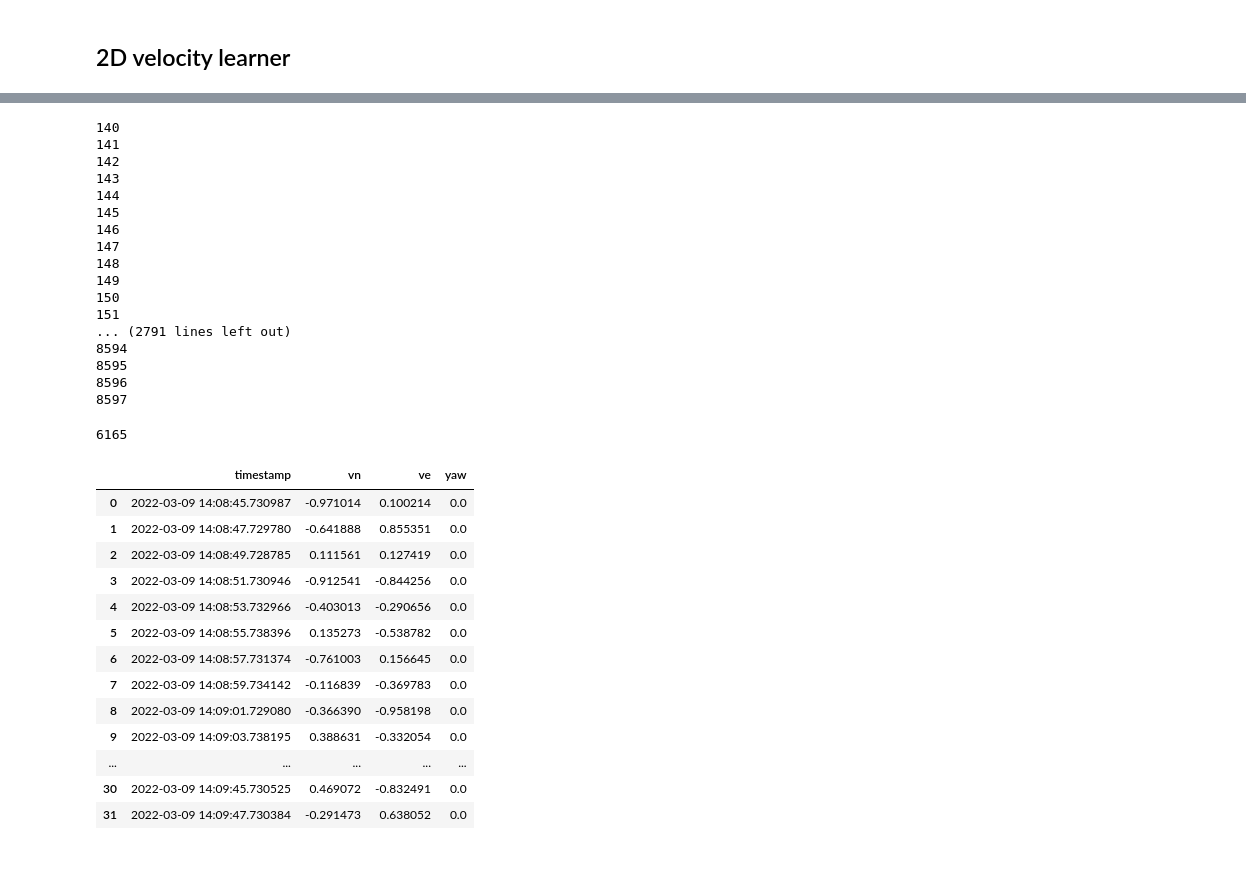
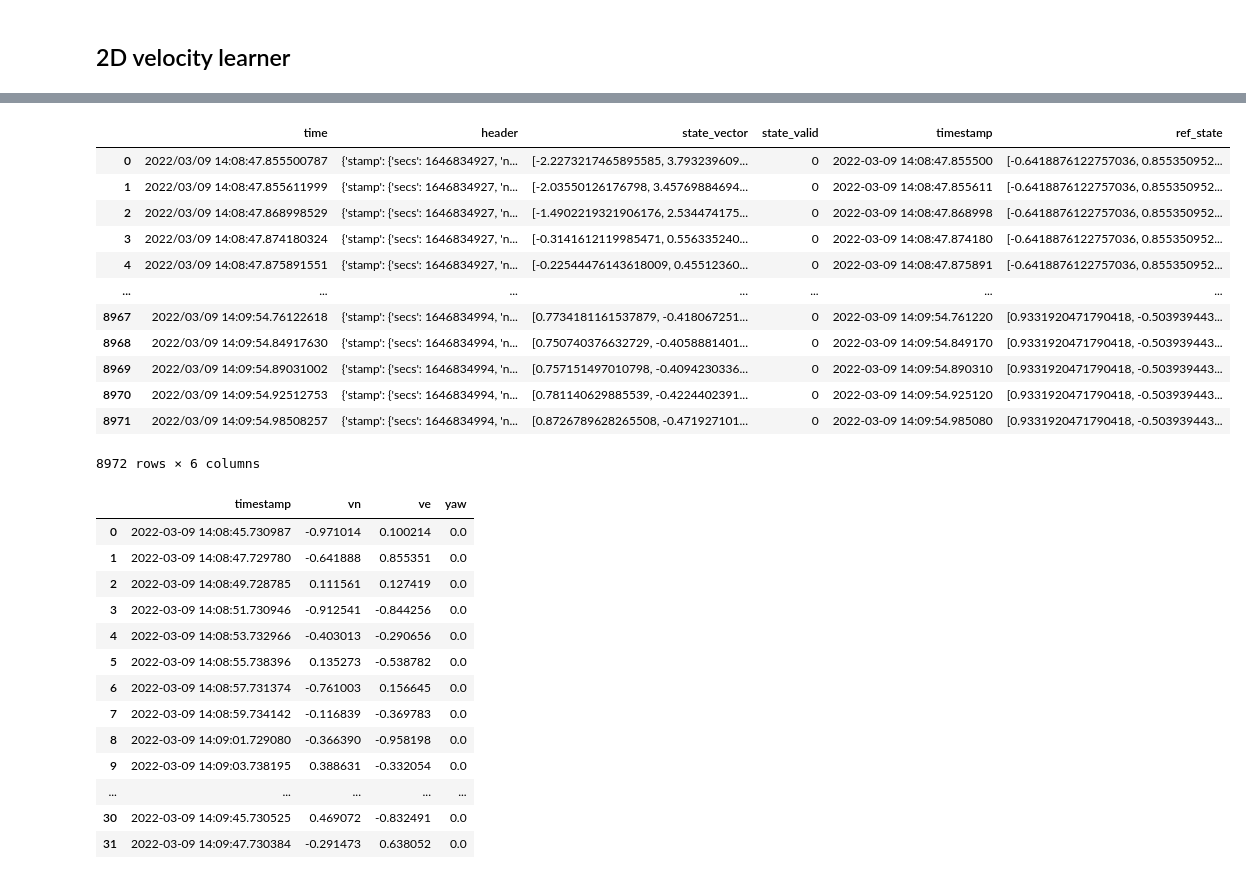
Before and after one commit to ziiiliu/ros2_multi_agent_passage, a Jupyter notebook: model/Velocity Learner.ipynb, the cells around one changed output, grey strips where cells are left out. Saved outputs shown, nothing was run; the diff lists cells and outputs as text; code cells hidden in the pictures.

```diff
--- a/model/Velocity Learner.ipynb
+++ b/model/Velocity Learner.ipynb
@@ -81,41 +60,39 @@ cur_states
 # %%
-ref_index = 0
-ref_timestamp = ref_states['timestamp'][0]
-refs = []
-ref_size = len(ref_states)
+def match_cur_ref(cur_states, ref_states):
 
-for cur_index, row in cur_states.iterrows():
-    if ref_index + 1>= ref_size:
-        refs.append(ref_states[['vn', 've', 'yaw']].iloc[ref_index].tolist())
-    elif row['timestamp'] > ref_states['timestamp'][ref_index+1]:
-        ref_index += 1
-        refs.append(ref_states[['vn', 've', 'yaw']].iloc[ref_index].tolist())
-    elif row['timestamp'] > ref_states['timestamp'][ref_index]:
-        refs.append(ref_states[['vn', 've', 'yaw']].iloc[ref_index].tolist())
-    else:
-        print(cur_index)
-#     print(cur_index, row['timestamp'])
-#     break
+    ref_index = 0
+    ref_timestamp = ref_states['timestamp'][0]
+    refs = []
+    ref_size = len(ref_states)
+
+    for cur_index, row in cur_states.iterrows():
+        if ref_index + 1>= ref_size:
+            refs.append(ref_states[['vn', 've', 'yaw']].iloc[ref_index].tolist())
+        elif row['timestamp'] > ref_states['timestamp'][ref_index+1]:
+            ref_index += 1
+            refs.append(ref_states[['vn', 've', 'yaw']].iloc[ref_index].tolist())
+        elif row['timestamp'] > ref_states['timestamp'][ref_index]:
+            refs.append(ref_states[['vn', 've', 'yaw']].iloc[ref_index].tolist())
+        else:
+            # Error msg
+            print(cur_index, row['timestamp'], ref_states['timestamp'][ref_index])
+    cur_states['ref_state'] = refs
+    return
+match_cur_ref(cur_states, ref_states)
-# %% [output]
-140
-141
-142
-143
-144
-145
-146
-147
-148
-149
-150
-151
-... (2791 lines left out)
-8594
-8595
-8596
-8597
 # %%
-len(refs)
+cur_states
 # %% [output]
+|  | time | header | state_vector | state_valid | timestamp | ref_state |
+| 0 | 2022/03/09 14:08:47.855500787 | {'stamp': {'secs': 1646834927, 'n... | [-2.2273217465895585, 3.793239609... | 0 | 2022-03-09 14:08:47.855500 | [-0.6418876122757036, 0.855350952... |
+| 1 | 2022/03/09 14:08:47.855611999 | {'stamp': {'secs': 1646834927, 'n... | [-2.03550126176798, 3.45769884694... | 0 | 2022-03-09 14:08:47.855611 | [-0.6418876122757036, 0.855350952... |
+| 2 | 2022/03/09 14:08:47.868998529 | {'stamp': {'secs': 1646834927, 'n... | [-1.4902219321906176, 2.534474175... | 0 | 2022-03-09 14:08:47.868998 | [-0.6418876122757036, 0.855350952... |
+| 3 | 2022/03/09 14:08:47.874180324 | {'stamp': {'secs': 1646834927, 'n... | [-0.3141612119985471, 0.556335240... | 0 | 2022-03-09 14:08:47.874180 | [-0.6418876122757036, 0.855350952... |
+| 4 | 2022/03/09 14:08:47.875891551 | {'stamp': {'secs': 1646834927, 'n... | [-0.22544476143618009, 0.45512360... | 0 | 2022-03-09 14:08:47.875891 | [-0.6418876122757036, 0.855350952... |
+| ... | ... | ... | ... | ... | ... | ... |
+| 8967 | 2022/03/09 14:09:54.76122618 | {'stamp': {'secs': 1646834994, 'n... | [0.7734181161537879, -0.418067251... | 0 | 2022-03-09 14:09:54.761220 | [0.9331920471790418, -0.503939443... |
+| 8968 | 2022/03/09 14:09:54.84917630 | {'stamp': {'secs': 1646834994, 'n... | [0.750740376632729, -0.4058881401... | 0 | 2022-03-09 14:09:54.849170 | [0.9331920471790418, -0.503939443... |
+| 8969 | 2022/03/09 14:09:54.89031002 | {'stamp': {'secs': 1646834994, 'n... | [0.757151497010798, -0.4094230336... | 0 | 2022-03-09 14:09:54.890310 | [0.9331920471790418, -0.503939443... |
+| 8970 | 2022/03/09 14:09:54.92512753 | {'stamp': {'secs': 1646834994, 'n... | [0.781140629885539, -0.4224402391... | 0 | 2022-03-09 14:09:54.925120 | [0.9331920471790418, -0.503939443... |
+| 8971 | 2022/03/09 14:09:54.98508257 | {'stamp': {'secs': 1646834994, 'n... | [0.8726789628265508, -0.471927101... | 0 | 2022-03-09 14:09:54.985080 | [0.9331920471790418, -0.503939443... |
-6165
+8972 rows × 6 columns
 # %%
```
Also changed, not shown: parts of 9 cells of this notebook, 1 other file.
